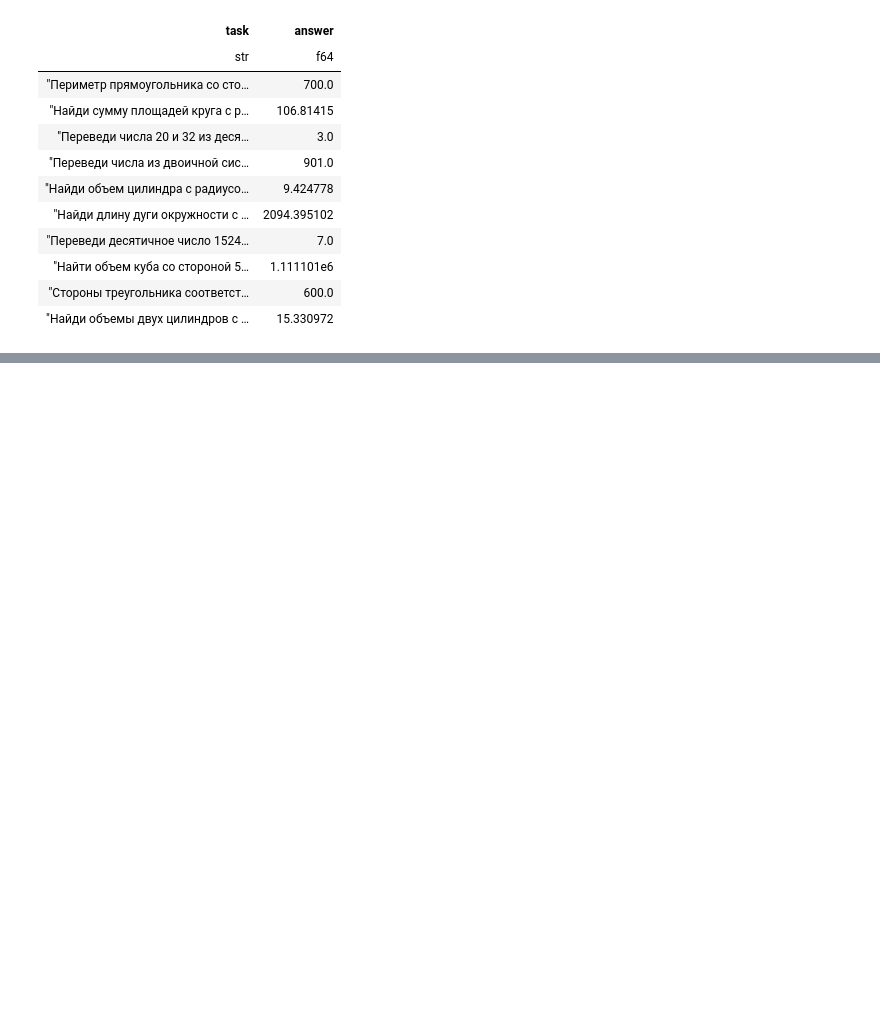
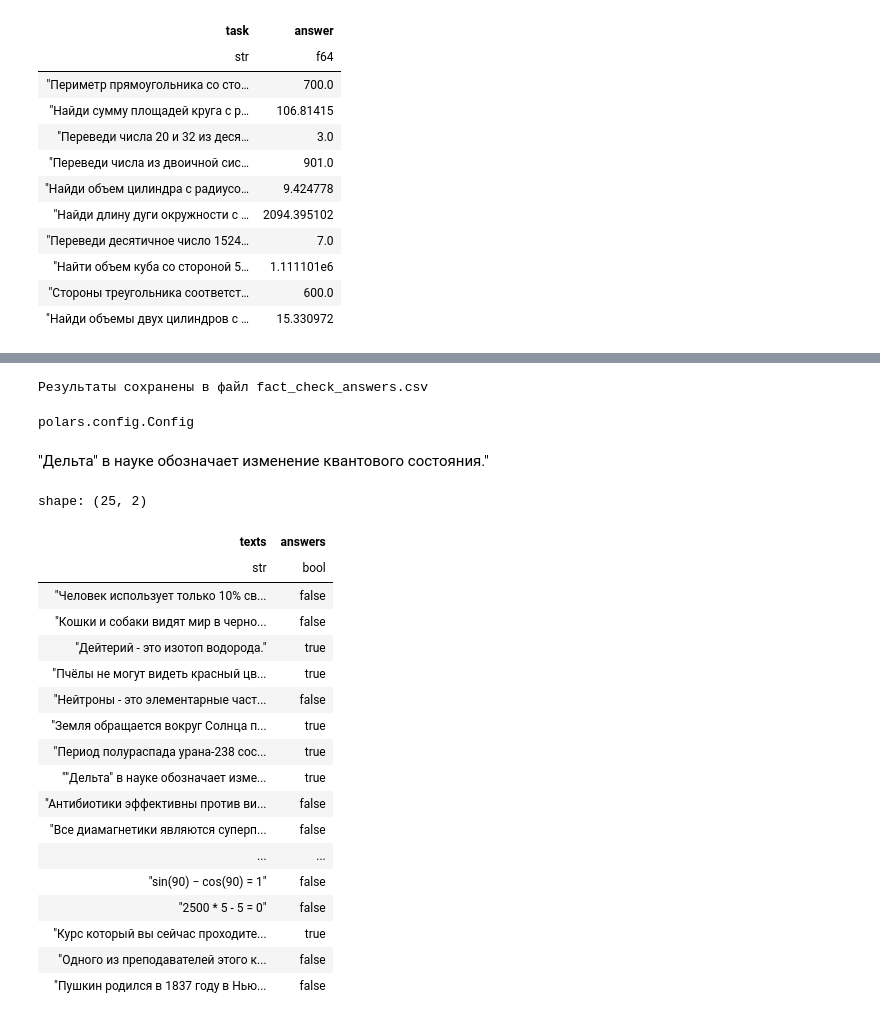
Before and after one commit to dimonpd/LLM_practical_course, a Jupyter notebook: 3_2_Решение_задач.ipynb, the cells around one changed output, grey strips where cells are left out. Saved outputs shown, nothing was run; the diff lists cells and outputs as text; code cells hidden in the pictures; blank space fills up the shorter version.

```diff
--- a/3_2_Решение_задач.ipynb
+++ b/3_2_Решение_задач.ipynb
@@ -569,0 +890,37 @@ shape: (10, 2)
+# %%
+# Сохраняем результаты в CSV файл
+df_with_answers.write_csv('fact_check_answers.csv')
+print("Результаты сохранены в файл fact_check_answers.csv")
+# %% [output]
+Результаты сохранены в файл fact_check_answers.csv
+# %%
+df= pl.read_csv('fact_check_answers.csv')
+# %%
+pl.Config.set_tbl_rows(25)
+pl.Config.set_fmt_str_lengths(1000)
+# %% [output]
+polars.config.Config
+# %% [markdown]
+"Дельта" в науке обозначает изменение квантового состояния."
+# %%
+df
+# %% [output]
+shape: (25, 2)
+| texts | answers |
+| str | bool |
+| "Человек использует только 10% св... | false |
+| "Кошки и собаки видят мир в черно... | false |
+| "Дейтерий - это изотоп водорода." | true |
+| "Пчёлы не могут видеть красный цв... | true |
+| "Нейтроны - это элементарные част... | false |
+| "Земля обращается вокруг Солнца п... | true |
+| "Период полураспада урана-238 сос... | true |
+| ""Дельта" в науке обозначает изме... | true |
+| "Антибиотики эффективны против ви... | false |
+| "Все диамагнетики являются суперп... | false |
+| ... | ... |
+| "sin(90) − cos(90) = 1" | false |
+| "2500 * 5 - 5 = 0" | false |
+| "Курс который вы сейчас проходите... | true |
+| "Одного из преподавателей этого к... | false |
+| "Пушкин родился в 1837 году в Нью... | false |
```
Also changed, not shown: parts of 14 cells of this notebook, 8 other files.
